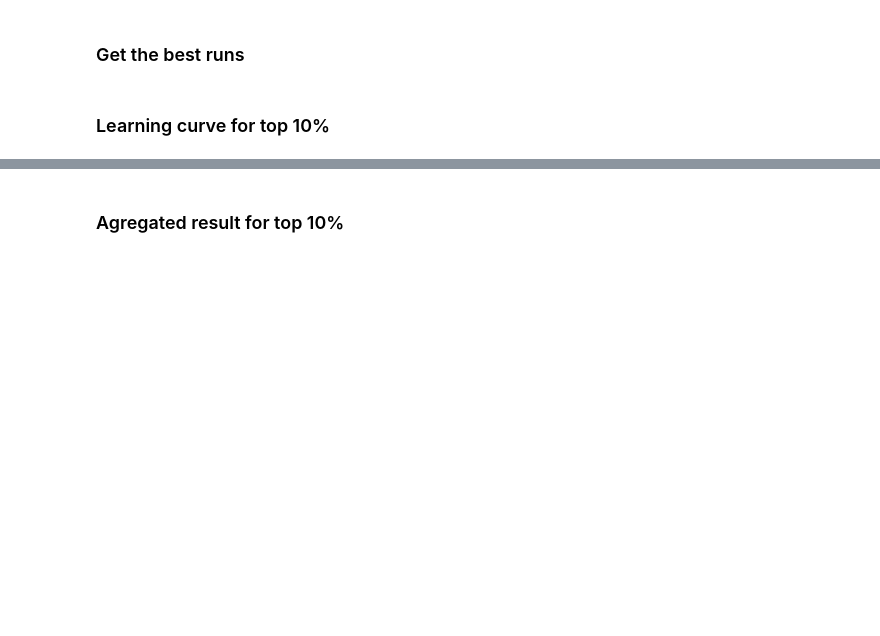
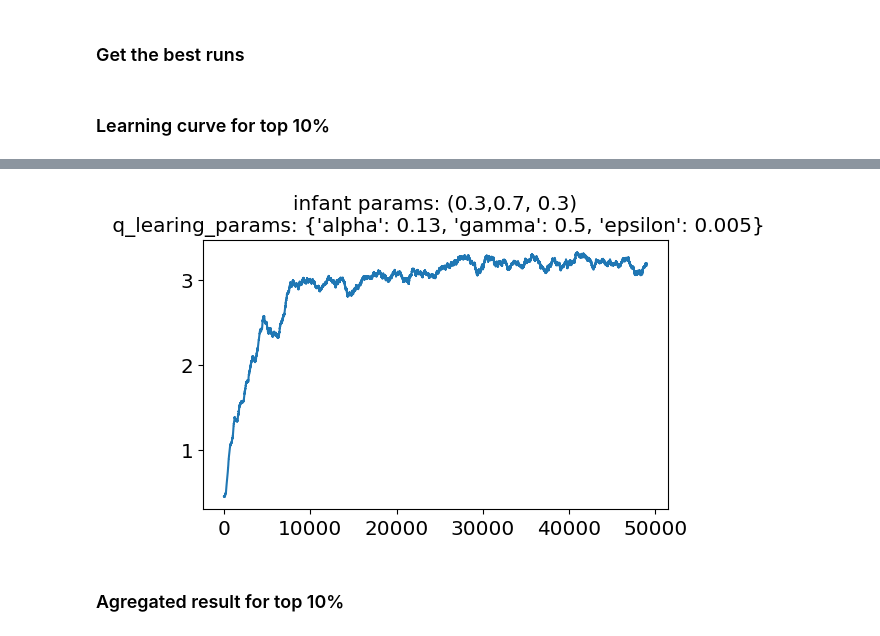
Before and after one commit to roznawsk/infant-abm, a Jupyter notebook: visualization_v2.ipynb, the cells around one changed output, grey strips where cells are left out. Cells and saved outputs as stored; diff of their text form; code cells hidden in the pictures; blank space fills up the shorter version.

```diff
--- a/visualization_v2.ipynb
+++ b/visualization_v2.ipynb
@@ -117,11 +116,3 @@ top_percent_df = top_percent_df.sort_values("max_reward", ascending=False).head(
 )
 # %% [markdown]
 ### Learning curve for top 10%
-# %%
-for i, row in top_percent_df.head(3).iterrows():
-    avg = running_avg(row["rewards"], 1000, "valid")
-    plot = sns.lineplot(avg)
-    plot.set_title(
-        f"infant params: ({row["perception"]},{row["persistence"]},{row["coordination"]})\n q_learing_params: {row["infant_kwargs"]}"
-    )
-    plt.show()
@@ -132,3 +119,8 @@ for i, row in top_percent_df.head(3).iterrows():
+# %%
+for i, row in top_percent_df.head(3).iterrows():
+    plot_run_reward(row)
+# %% [output]
+[figure, added]
 # %% [markdown]
 ### Agregated result for top 10%
 # %%
```
Also changed, not shown: parts of 11 cells of this notebook, 6 other files.
